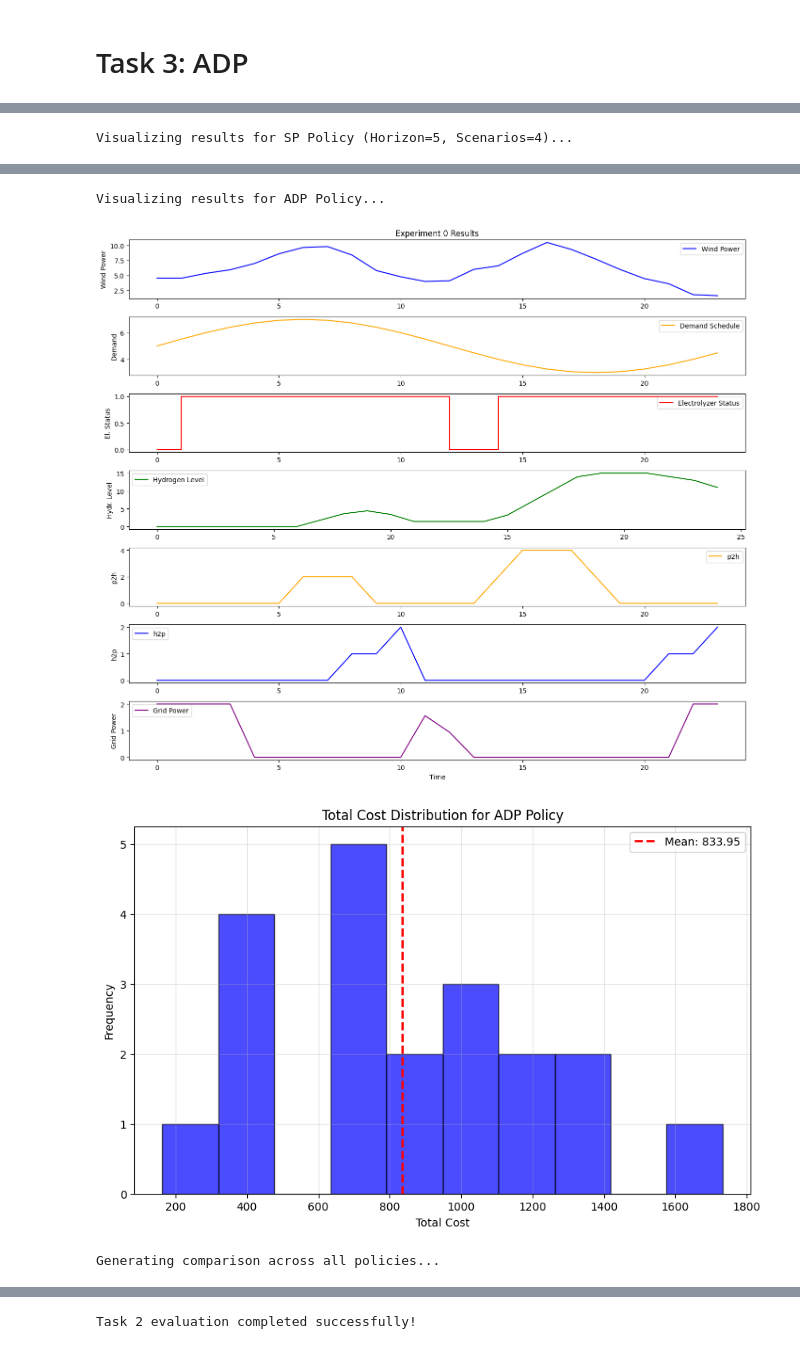
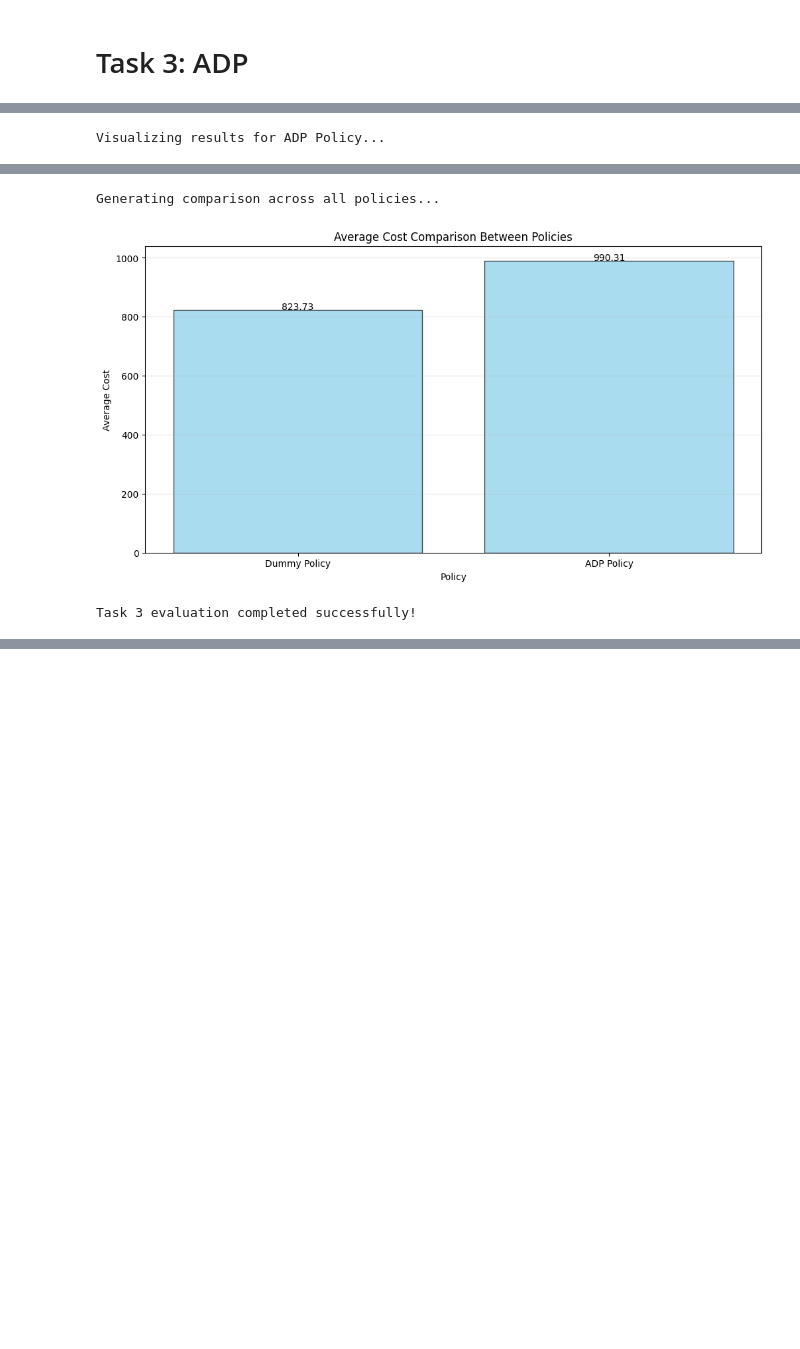
Before and after one commit to TrylleLeif/DMUU, a Jupyter notebook: master.ipynb, the cells around one changed output, grey strips where cells are left out. Saved outputs shown, nothing was run; the diff lists cells and outputs as text; code cells hidden in the pictures; blank space fills up the shorter version.

```diff
--- a/master.ipynb
+++ b/master.ipynb
@@ -212,12 +212,12 @@ def main():
 
         # Return the results dictionary for further analysis if needed
         return policy_results
-    else
+    else:
         print("\nNo policy evaluation results available.")
         return None
 
 if __name__ == "__main__":
-    main():
+    main()
 # %% [output]
 ======================================================================
 TASK 2: STOCHASTIC PROGRAMMING POLICIES FOR ENERGY HUB MANAGEMENT
@@ -263,7 +263,7 @@ from task_1.energy_hub_policies import dummy_policy
 from task_2.helper_functions import sp_policy_long_horizon
 
 # Import ADP implementation
-from task_3.task3_5 import create_adp_policy
+from task_3.task3_6 import create_adp_policy
 from utils.visualization import plot_results, plot_experiment_results, plot_cost_histogram, compare_policies
 
 def main():
@@ -285,7 +285,7 @@ def main():
     # Define the policies to evaluate
     policies = {
             "Dummy Policy": dummy_policy,
-            "SP Policy (Horizon=5, Scenarios=4)": sp_policy_long_horizon,
+            #"SP Policy (Horizon=5, Scenarios=4)": sp_policy_long_horizon,
             "ADP Policy": create_adp_policy()
                 }
 
@@ -373 +373 @@ Visualizing results for Dummy Policy...
-Visualizing results for SP Policy (Horizon=5, Scenarios=4)...
+Visualizing results for ADP Policy...
@@ -376,4 +376,3 @@ Visualizing results for SP Policy (Horizon=5, Scenarios=4)...
-Visualizing results for ADP Policy...
+Generating comparison across all policies...
-[figure, old version]
+[figure, new version]
-[figure, removed]
-Generating comparison across all policies...
+Task 3 evaluation completed successfully!
@@ -381 +378,0 @@ Generating comparison across all policies...
-Task 2 evaluation completed successfully!
```
Also changed, not shown: parts of 1 cell of this notebook, 2 other files.
